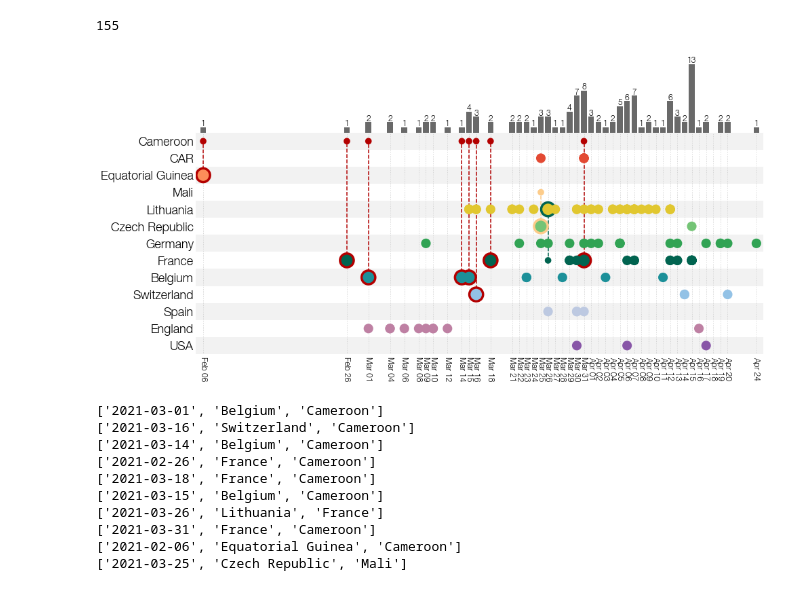
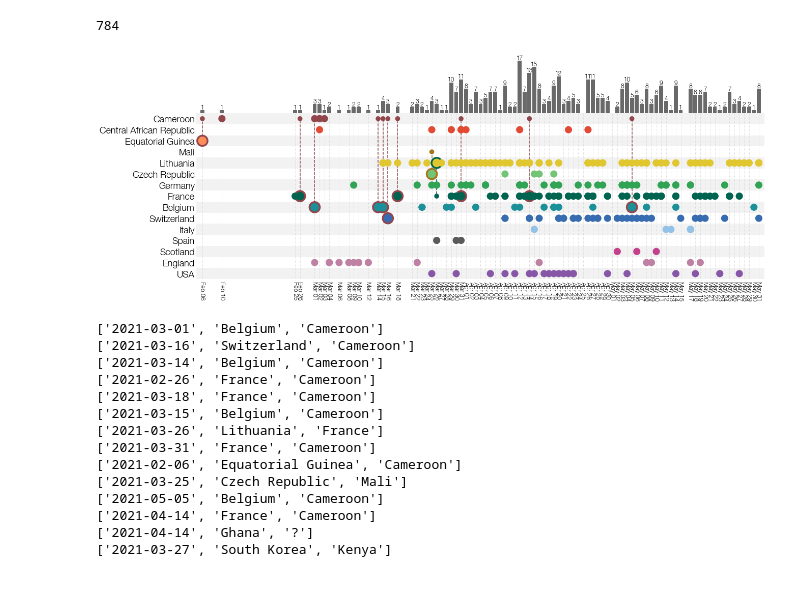
Before and after one commit to evogytis/B.1.620-in-Europe, a Jupyter notebook: scripts/B.1.620-travelers.ipynb, the cells around one changed output. Drawn from its saved outputs; the diff is of its cells as text; code cells hidden in the pictures.

```diff
--- a/scripts/B.1.620-travelers.ipynb
+++ b/scripts/B.1.620-travelers.ipynb
@@ -28,6 +28,7 @@ colours={}
 for line in open('/Users/evogytis/Documents/manuscripts/SARS-CoV-2_kitenis/colours.csv','r'):
     loc,colour=line.strip('\n').split('\t')
     colours[loc]=colour
+colours['Central African Republic']=colours['CAR']
 
 #####
 ## Code originally written by Ingrida Olendraite, modified by Gytis Dudas
@@ -50,6 +51,8 @@ with open(filename,'r') as f1:
         date  = nline[2]
         country_found = nline[0].split('/')[1].replace('_',' ')
 
+        if country_found=='Cameroun': country_found='Cameroon'
+#         print(country_found)
         travel_country = 'none'
         try:
             travel_country = nline[4]
@@ -90,7 +93,7 @@ xpositions = []
 xlabels    = []
 date_decimal_xpos = {}
 for u in unique_dates:
-    if len(u)==10:
+    if len(u)==10 and bt.decimalDate(u)<=bt.decimalDate('2021-05-31'):
         decimal_date_value = bt.decimalDate(u)
         xpos = (decimal_date_value-mindecimal)/decimal_day_step
         #print (u, decimal_date_value, xpos)
@@ -108,7 +111,7 @@ for u in unique_dates:
 
 
 
-fig = plt.subplots(figsize=(15,8),facecolor='w')
+fig = plt.subplots(figsize=(20,8),facecolor='w')
 
 gs = GridSpec(2,1,hspace=0.00,wspace=0.0,height_ratios=[1,3])
 ax=plt.subplot(gs[1])
@@ -124,38 +127,42 @@ ylabels      = []
 xpos_count={}
 
 
-ylabels=['USA', 'England', 'Spain', 'Switzerland', 'Belgium', 'France', 'Germany', 'Czech Republic', 'Lithuania', 'Mali', 'Equatorial Guinea', 'CAR', 'Cameroon']
+ylabels=['USA', 'England','Scotland', 'Spain', 'Italy', 'Switzerland', 'Belgium', 'France',
+         'Germany', 'Czech Republic', 'Lithuania',
+         'Mali', 'Equatorial Guinea', 'Central African Republic', 'Cameroon']
 
 for c,country in enumerate(ylabels):
     for f in f1mem:
         if country == f[1]:
-            x = (date_decimal_xpos[bt.decimalDate(f[0])])
-            try:
-                xpos_count[x]+=1
-            except KeyError:
-                xpos_count[x] = 1
-#             cc = (country_color[c])
-            country=country.replace('_',' ')
-            fc=colours[country]
-            ec='none'
-            ## DEFAUL PARAMETERS
-            s   = 200
-            #####################
+            if len(f[0])==10 and bt.decimalDate(f[0])<=bt.decimalDate('2021-05-31'):
+                x = (date_decimal_xpos[bt.decimalDate(f[0])])
+                try:
+                    xpos_count[x]+=1
+                except KeyError:
+                    xpos_count[x] = 1
+    #             cc = (country_color[c])
+                country=country.replace('_',' ')
 
-            ## TRAVEL STATUS
-            travelinfo = f[2]
-            if travelinfo == 'None':
-                travelinfo = ''
+                fc=colours[country]
+                ec='none'
+                ## DEFAUL PARAMETERS
+                s   = 200
+                #####################
 
-            if travelinfo !='':
-                ec = colours[f[2]]
-                s+=80
+                ## TRAVEL STATUS
+                travelinfo = f[2]
+                if travelinfo == 'None':
+                    travelinfo = ''
 
-                ax.scatter(x,ylabels.index(f[2]),s=s/3,facecolor=ec,edgecolor='none', zorder=5)
-                ax.plot([x,x,],[c,ylabels.index(f[2])],color=ec,ls='--',zorder=2)
+                if travelinfo !='':
+                    ec = colours[f[2]]
+                    s+=80
 
-            ax.scatter(x,c,s=s,facecolor=fc,edgecolor='none', zorder=5)
-            ax.scatter(x,c,s=s*2,facecolor=ec,edgecolor='none', zorder=4)
+                    ax.scatter(x,ylabels.index(f[2]),s=s/3,facecolor=ec,edgecolor='none', zorder=5)
+                    ax.plot([x,x,],[c,ylabels.index(f[2])],color=ec,ls='--',zorder=2)
+
+                ax.scatter(x,c,s=s,facecolor=fc,edgecolor='none', zorder=5)
+                ax.scatter(x,c,s=s*2,facecolor=ec,edgecolor='none', zorder=4)
 
 
 ax.set_xticks(xpositions)
@@ -169,7 +176,7 @@ ax.tick_params(size=0)
 
 ax.grid(axis='x', which='major', linestyle=':', color='lightgrey', linewidth=1, zorder=0)
 
-ax.set_xlim(min(xpositions)-1,max(xpositions)+1)
+ax.set_xlim(min(xpositions)-1.2,max(xpositions)+1.2)
 ax.set_ylim(-0.5,len(ylabels)-0.5)
 
 
@@ -180,36 +187,36 @@ ax2=plt.subplot(gs[0])
 bottom = len(ylabels)+1
 
 # bottoms        = []
 heights        = []
 bar_xpositions = []
 maxbar = 0
 for x in xpos_count:
 #     bottoms.append(bottom)
     heights.append(xpos_count[x])
     bar_xpositions.append(x)
 
     if xpos_count[x]>maxbar:
         maxbar = xpos_count[x]
     # adding total number at the top of a bar
     ax2.text(x=x, y=xpos_count[x], s=xpos_count[x], ha='center', va='bottom', fontsize=basic_fontsize-2)
 
 ax2.bar(bar_xpositions, height=heights, color='dimgrey', zorder=5)
 
 [ax2.spines[loc].set_visible(False) for loc in ax.spines]
 
 ax2.set_xlim(ax.get_xlim())
-ax2.set_ylim(0,14)
+ax2.set_ylim(0,18)
 ax2.set_xticks([])
 ax2.set_xticklabels([])
 ax2.set_yticks([])
 ax2.set_yticklabels([])
 
 print(seq_counter)
 plt.savefig('/Users/evogytis/Documents/manuscripts/SARS-CoV-2_kitenis/figures/Fig2_travels_breakdown.png',dpi=100,bbox_inches='tight')
 plt.show()
 # %% [output]
-155
+784
-[figure, old version]
+[figure, new version]
 # %%
 # print(f1mem)
 for f in f1mem:
@@ -226,3 +233,7 @@ for f in f1mem:
 ['2021-03-31', 'France', 'Cameroon']
 ['2021-02-06', 'Equatorial Guinea', 'Cameroon']
 ['2021-03-25', 'Czech Republic', 'Mali']
+['2021-05-05', 'Belgium', 'Cameroon']
+['2021-04-14', 'France', 'Cameroon']
+['2021-04-14', 'Ghana', '?']
+['2021-03-27', 'South Korea', 'Kenya']
```
Also changed, not shown: 43 other files.
